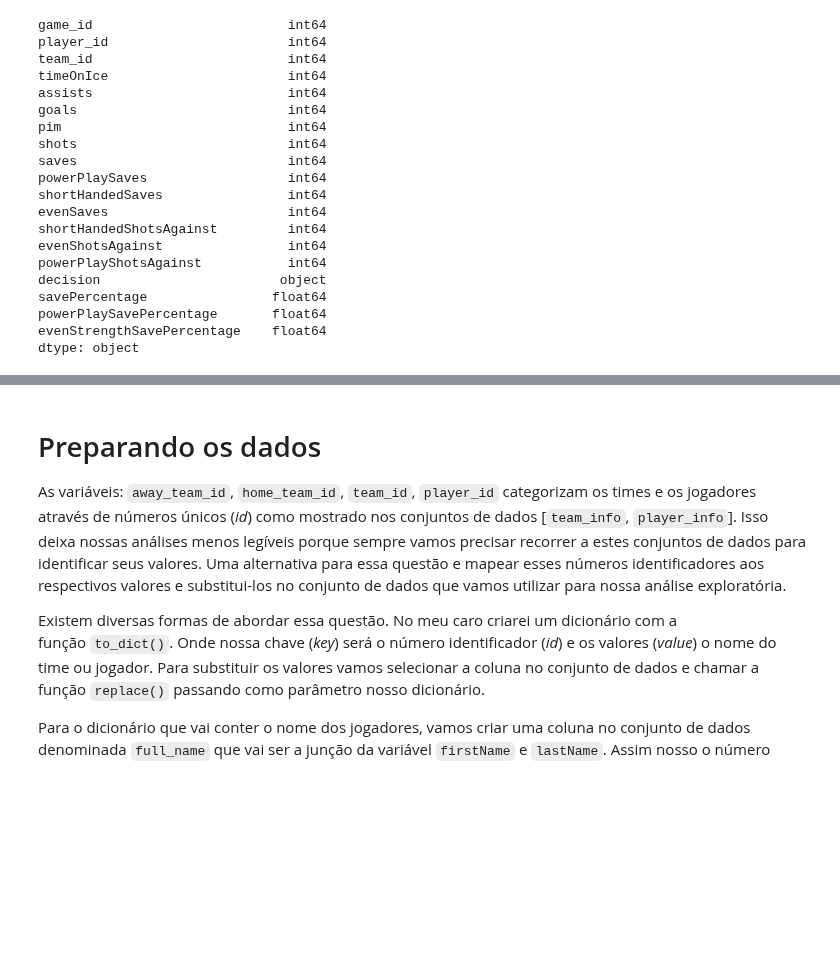
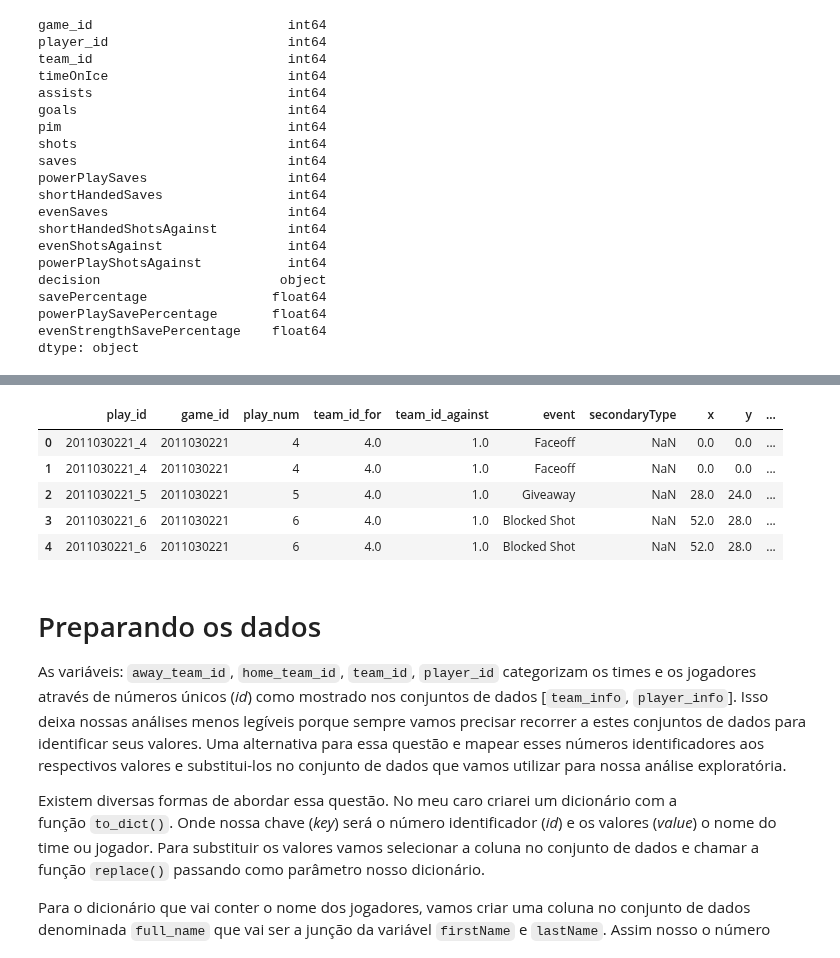
Before and after one commit to DanOakStats/NHL, a Jupyter notebook: data_cleaning.ipynb, the cells around one changed output, grey strips where cells are left out. Cells and saved outputs as stored; diff of their text form; code cells hidden in the pictures; blank space fills up the shorter version.

```diff
--- a/data_cleaning.ipynb
+++ b/data_cleaning.ipynb
@@ -166 +182,29 @@ dtype: object
+# %%
+# carregando conjunto de dados game_plays
+game_plays = pd.read_csv("nhl_datasets/game_plays.csv", chunksize=5000)
+
+chunk_list = []  # lista que vai armazenar os blocos
+
+# iterar sobre os blocos
+for chunk in game_plays:
+
+    # armazenando os blocos
+    chunk_list.append(chunk)
+
+# concatenando os blocos
+game_plays = pd.concat(chunk_list)
+# %%
+# carregando conjunto de dados game_plays_players
+game_plays_players = pd.read_csv("nhl_datasets/game_plays_players.csv", chunksize=5000)
+
+chunk_list = []  # lista que vai armazenar os blocos
+
+# iterar sobre os blocos
+for chunk in game_plays_players:
+
+    # armazenando os blocos
+    chunk_list.append(chunk)
+
+# concatenando os blocos
+game_plays_players = pd.concat(chunk_list)
 # %% [markdown]
@@ -197,3 +244,16 @@ nhl_eda.head()
+# %%
+# merge game_plays e game_plays_players
+plays = pd.merge(game_plays, game_plays_players[['player_id', 'play_id']], on='play_id')
+
+# visualizando primeiras 5 entradas
+plays.head()
+# %% [output]
+|  | play_id | game_id | play_num | team_id_for | team_id_against | event | secondaryType | x | y | ... |
+| 0 | 2011030221_4 | 2011030221 | 4 | 4.0 | 1.0 | Faceoff | NaN | 0.0 | 0.0 | ... |
+| 1 | 2011030221_4 | 2011030221 | 4 | 4.0 | 1.0 | Faceoff | NaN | 0.0 | 0.0 | ... |
+| 2 | 2011030221_5 | 2011030221 | 5 | 4.0 | 1.0 | Giveaway | NaN | 28.0 | 24.0 | ... |
+| 3 | 2011030221_6 | 2011030221 | 6 | 4.0 | 1.0 | Blocked Shot | NaN | 52.0 | 28.0 | ... |
+| 4 | 2011030221_6 | 2011030221 | 6 | 4.0 | 1.0 | Blocked Shot | NaN | 52.0 | 28.0 | ... |
 # %% [markdown]
 # Preparando os dados
 As variáveis: `away_team_id`, `home_team_id`, `team_id`, `player_id` categorizam os times e os jogadores através de números únicos (*id*) como mostrado nos conjuntos de dados [`team_info`, `player_info`]. Isso deixa nossas análises menos legíveis porque sempre vamos precisar recorrer a estes conjuntos de dados para identificar seus valores. Uma alternativa para essa questão e mapear esses números identificadores aos respectivos valores e substitui-los no conjunto de dados que vamos utilizar para nossa análise exploratória.
```
Also changed, not shown: parts of 44 cells of this notebook.
